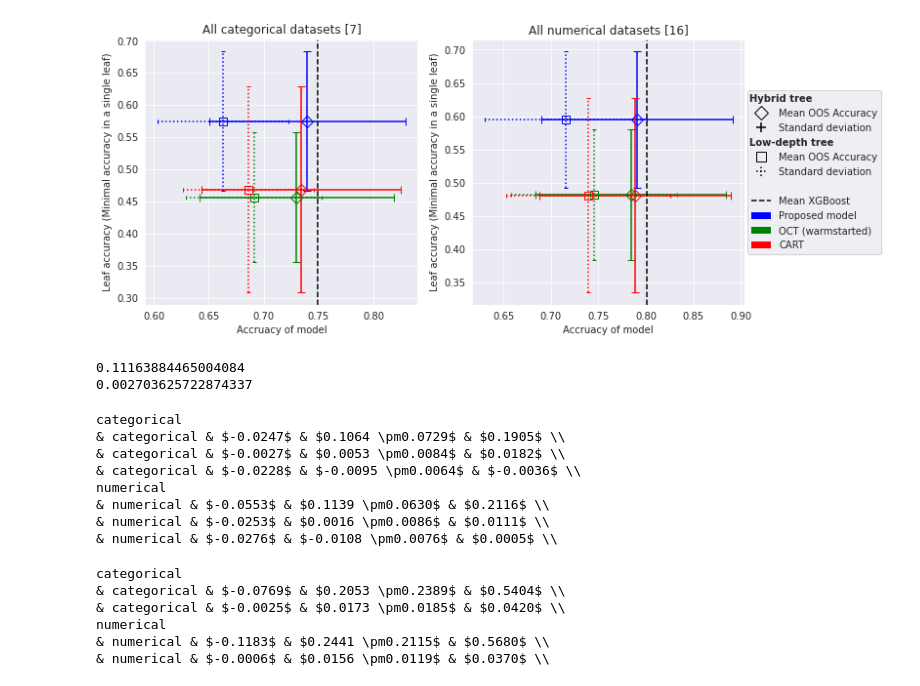
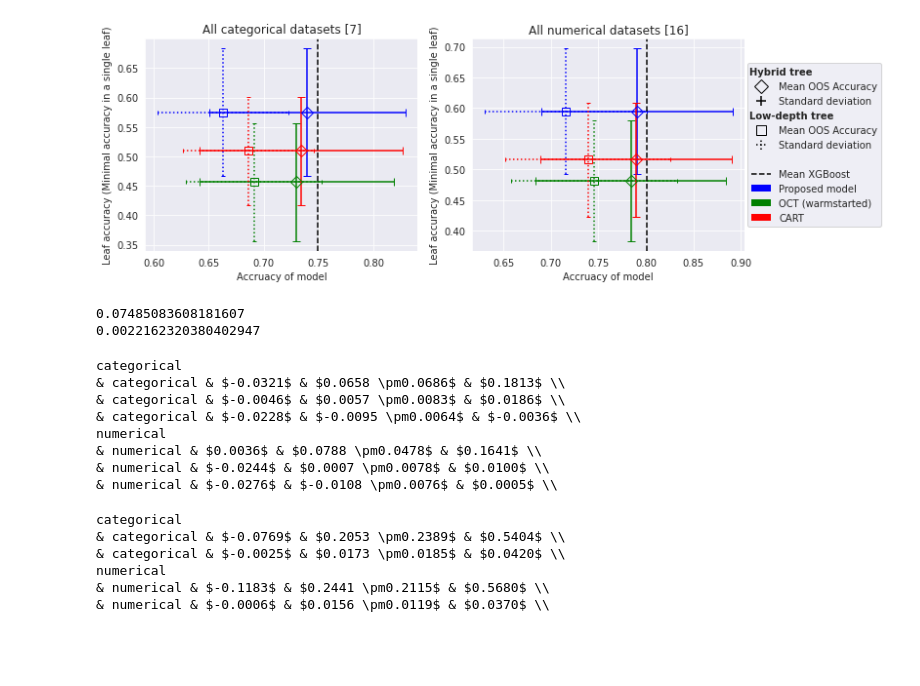
Before and after one commit to Epanemu/FCT, a Jupyter notebook: Results.ipynb, the cells around one changed output. Cells and saved outputs as stored; diff of their text form; code cells hidden in the pictures; blank space fills up the shorter version.

Commit message:
Add improvements to CART to the results

```diff
--- a/Results.ipynb
+++ b/Results.ipynb
@@ -26,7 +26,6 @@ VARIANTS = [
     ("warm_0focus", "results/warmstart/def_focus"),
     ("warm_05heur", "results/warmstart/def_heur"),
     ("warm_d5", "results/warmstart/d5"),
-    ("warm_d3", "results/warmstart/d3"),
     ("warm_50k", "results/warmstart/50k"),
 
     ("gradual", "results/gradual/base"),
@@ -38,9 +37,9 @@ VARIANTS = [
 DIFFICULTIES = ["EASY", "MEDIUM", "HARD"]
 
 TREE_PATHS = {
-    "depth20": "results/best_trees_unconstrained.pickle",
-    "depth4": "results/best_trees_base.pickle",
-    "depth3": "results/best_trees_d3.pickle",
+    "unconstrained": "results/best_trees_unconstrained.pickle",
+    "simple": "results/best_trees_simple.pickle",
+    "fixed_Nmin": "results/best_trees_fixed.pickle"
 }
 
 jobs = {}
@@ -49,7 +48,7 @@ for name, res_path in VARIANTS:
 
 os.makedirs("plots", exist_ok=True)
 # %%
-fig, axes = plt.subplots(1, 2, figsize=(11,5))
+fig, axes = plt.subplots(1, 2, figsize=(11,4))
 i = 0
 xgbvals = get_XGB_est_values()
 
@@ -60,36 +59,36 @@ values["Proposed model"] = {
     "extended": get_values_categ(jobs, name, extended=True)
 }
 
 name = "OCT_warm"
 values["OCT (warmstarted)"] = {
     "base": get_values_categ(jobs, name, reduced=True),
     "extended": get_values_categ(jobs, name, extended=True)
 }
 
 values["CART"] = {
-    "base": get_tree_results_categ(TREE_PATHS["depth4"]),
-    "extended": get_tree_results_categ(TREE_PATHS["depth4"], extended=True)
+    "base": get_tree_results_categ(TREE_PATHS["fixed_Nmin"]),
+    "extended": get_tree_results_categ(TREE_PATHS["fixed_Nmin"], extended=True)
 }
 
 for dtype in DATASETS_INFO:
     colors = ["b","g","r"]
     mode = "std"
     for c, n in zip(colors, values):
         vals = values[n]["base"][dtype]
         plot_low_depth(axes[i], vals["TestAcc"], vals["TestLeafAcc"], c)
 
         vals = values[n]["extended"][dtype]
         plot_hybrid(axes[i], vals["TestAcc"], vals["TestLeafAcc"], c)
 
     show_xgb(axes[i], xgbvals[dtype]["TestAcc"].mean())
 
     set_labels(axes[i], f"All {dtype} datasets [{len(DATASETS_INFO[dtype])}]")
     i += 1
 set_legend(axes[1], values.keys(), colors, anchor=(1.52, 0.5))
 
 plt.savefig("plots/agg_w_oct.pdf", bbox_inches='tight')
 # %% [output]
-[figure, old version]
+[figure, new version]
 # %%
 values = {}
 for dtype in DATASETS_INFO:
@@ -100,8 +99,8 @@ for dtype in DATASETS_INFO:
         name = "warm_best"
         values[d_id]["Our leaf"] = get_values(jobs, name, reduced=True)[dtype][dataset]["TestLeafAcc"].mean()
         values[d_id]["Our total"] = get_values(jobs, name, extended=True)[dtype][dataset]["TestAcc"].mean()
-        values[d_id]["CART leaf"] = get_tree_results(TREE_PATHS["depth4"])[dtype][dataset]["TestLeafAcc"].mean()
-        values[d_id]["CART total"] = get_tree_results(TREE_PATHS["depth4"], extended=True)[dtype][dataset]["TestAcc"].mean()
+        values[d_id]["CART leaf"] = get_tree_results(TREE_PATHS["fixed_Nmin"])[dtype][dataset]["TestLeafAcc"].mean()
+        values[d_id]["CART total"] = get_tree_results(TREE_PATHS["fixed_Nmin"], extended=True)[dtype][dataset]["TestAcc"].mean()
 
 df = pd.DataFrame(values).T
 df["leaf_diff"] = df["Our leaf"] - df["CART leaf"]
@@ -110,8 +109,8 @@ print(df["leaf_diff"].mean())
 df["tot_diff"] = df["Our total"] - df["CART total"]
 print(df["tot_diff"].mean())
 # %% [output]
-0.11163884465004084
-0.002703625722874337
+0.07485083608181607
+0.0022162320380402947
 # %%
 for dtype in DATASETS_INFO:
     values = {}
@@ -122,8 +121,8 @@ for dtype in DATASETS_INFO:
         name = "warm_best"
         values[d_id]["Our leaf"] = get_values(jobs, name, reduced=True)[dtype][dataset]["TestLeafAcc"].mean()
         values[d_id]["Our total"] = get_values(jobs, name, extended=True)[dtype][dataset]["TestAcc"].mean()
-        values[d_id]["CART leaf"] = get_tree_results(TREE_PATHS["depth4"])[dtype][dataset]["TestLeafAcc"].mean()
-        values[d_id]["CART total"] = get_tree_results(TREE_PATHS["depth4"], extended=True)[dtype][dataset]["TestAcc"].mean()
+        values[d_id]["CART leaf"] = get_tree_results(TREE_PATHS["fixed_Nmin"])[dtype][dataset]["TestLeafAcc"].mean()
+        values[d_id]["CART total"] = get_tree_results(TREE_PATHS["fixed_Nmin"], extended=True)[dtype][dataset]["TestAcc"].mean()
 
     df = pd.DataFrame(values).T
     df["leaf_diff"] = df["Our leaf"] - df["CART leaf"]
@@ -146,12 +145,12 @@ for dtype in DATASETS_INFO:
     print_for_table(df["xgb_diff"])
 # %% [output]
 categorical
-& categorical & $-0.0247$ & $0.1064 \pm0.0729$ & $0.1905$ \\
-& categorical & $-0.0027$ & $0.0053 \pm0.0084$ & $0.0182$ \\
+& categorical & $-0.0321$ & $0.0658 \pm0.0686$ & $0.1813$ \\
+& categorical & $-0.0046$ & $0.0057 \pm0.0083$ & $0.0186$ \\
 & categorical & $-0.0228$ & $-0.0095 \pm0.0064$ & $-0.0036$ \\
 numerical
-& numerical & $-0.0553$ & $0.1139 \pm0.0630$ & $0.2116$ \\
-& numerical & $-0.0253$ & $0.0016 \pm0.0086$ & $0.0111$ \\
+& numerical & $0.0036$ & $0.0788 \pm0.0478$ & $0.1641$ \\
+& numerical & $-0.0244$ & $0.0007 \pm0.0078$ & $0.0100$ \\
 & numerical & $-0.0276$ & $-0.0108 \pm0.0076$ & $0.0005$ \\
 # %%
 for dtype in DATASETS_INFO:
```
Also changed, not shown: parts of 20 cells of this notebook, 1 other file.
